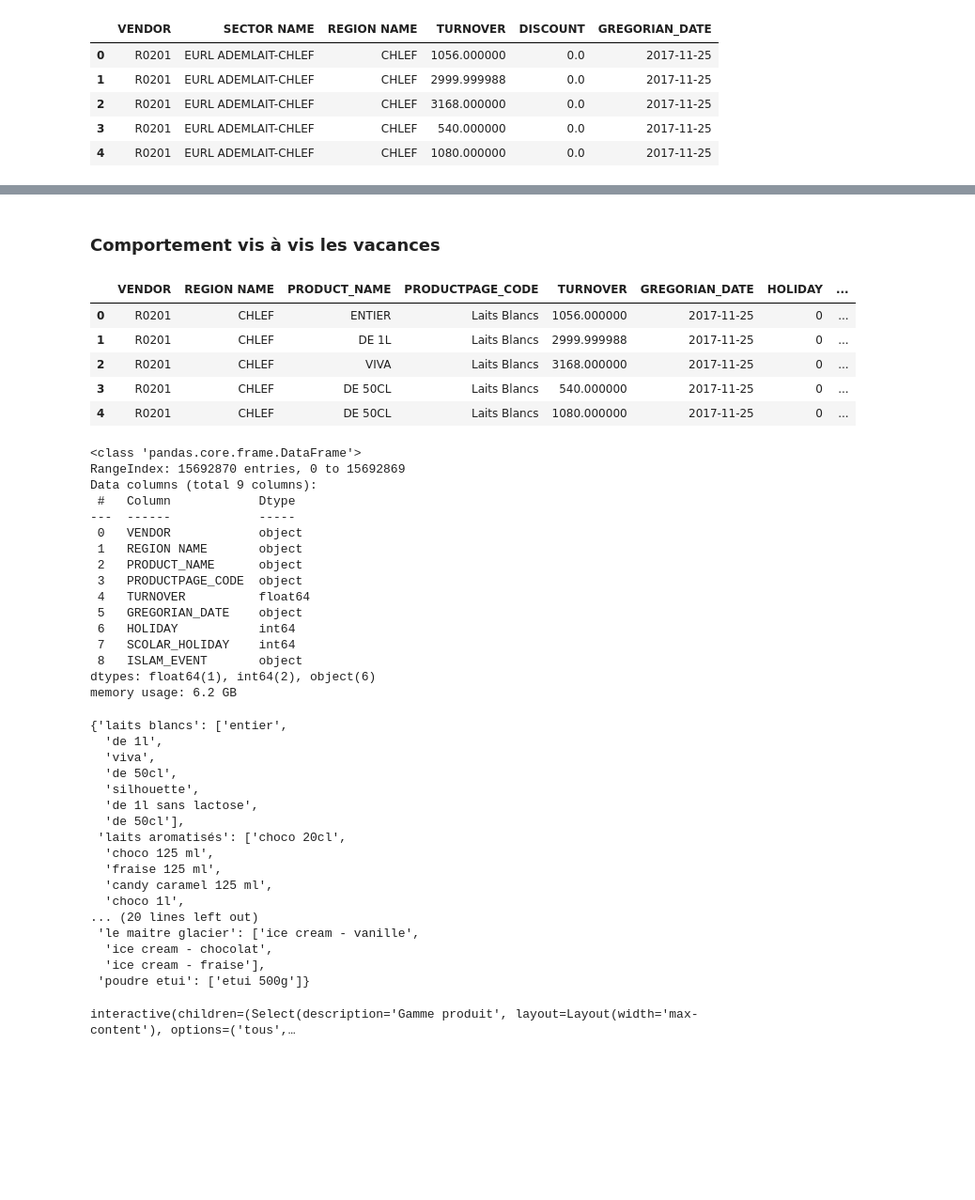
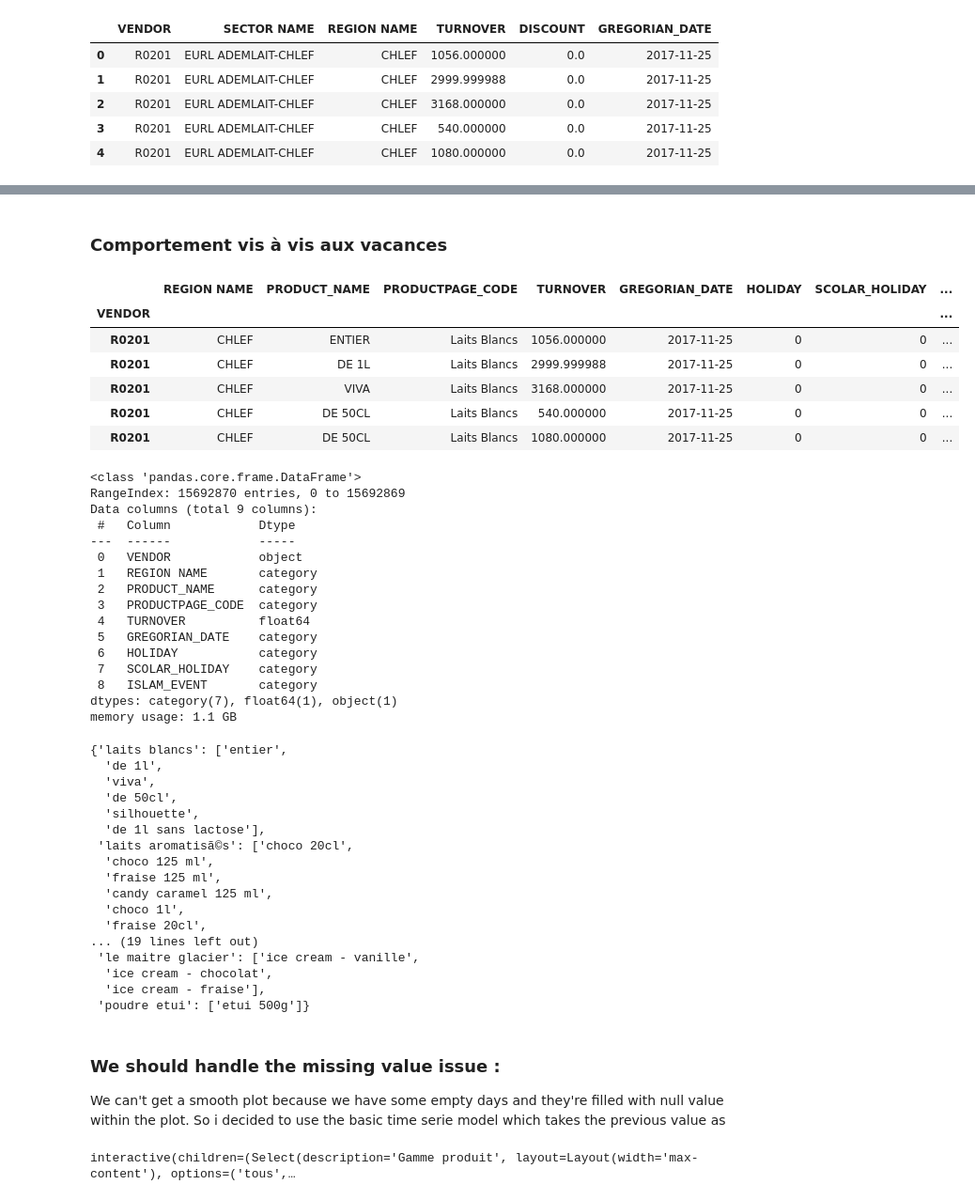
Before and after one commit to IsmailELY/Machine_Learning_for_Forecasting_Sales, a Jupyter notebook: Second_step.ipynb, the cells around one changed output, grey strips where cells are left out. Shown: that part at 94% size. Saved outputs shown, nothing was run; the diff lists cells and outputs as text; code cells hidden in the pictures; blank space fills up the shorter version.

```diff
--- a/Second_step.ipynb
+++ b/Second_step.ipynb
@@ -331,19 +330,20 @@ pyo.iplot(fig)
 # %% [output]
 [interactive output not drawn]
 # %% [markdown]
-### Comportement vis à vis les vacances
+### Comportement vis à vis aux vacances
 # %%
 cols=["REGION NAME","PRODUCT_NAME","PRODUCTPAGE_CODE","GREGORIAN_DATE","HOLIDAY","SCOLAR_HOLIDAY","ISLAM_EVENT","TURNOVER","VENDOR"]
 types={column : "category" for column in cols[:7]}
-myData3 = pd.read_csv(csv_path+"Updated_Data_2.csv",header=0,engine='c',usecols=cols,low_memory=False,encoding = 'utf-8',)
+myData3 = pd.read_csv(csv_path+"Updated_Data_2.csv",header=0,engine='c',index_col=[0],usecols=cols,low_memory=False,encoding = 'utf-8',dtype=types)
 myData3.head()
 # %% [output]
-|  | VENDOR | REGION NAME | PRODUCT_NAME | PRODUCTPAGE_CODE | TURNOVER | GREGORIAN_DATE | HOLIDAY | ... |
-| 0 | R0201 | CHLEF | ENTIER | Laits Blancs | 1056.000000 | 2017-11-25 | 0 | ... |
-| 1 | R0201 | CHLEF | DE 1L | Laits Blancs | 2999.999988 | 2017-11-25 | 0 | ... |
-| 2 | R0201 | CHLEF | VIVA | Laits Blancs | 3168.000000 | 2017-11-25 | 0 | ... |
-| 3 | R0201 | CHLEF | DE 50CL | Laits Blancs | 540.000000 | 2017-11-25 | 0 | ... |
-| 4 | R0201 | CHLEF | DE 50CL | Laits Blancs | 1080.000000 | 2017-11-25 | 0 | ... |
+|  | REGION NAME | PRODUCT_NAME | PRODUCTPAGE_CODE | TURNOVER | GREGORIAN_DATE | HOLIDAY | SCOLAR_HOLIDAY | ... |
+| VENDOR |  |  |  |  |  |  |  | ... |
+| R0201 | CHLEF | ENTIER | Laits Blancs | 1056.000000 | 2017-11-25 | 0 | 0 | ... |
+| R0201 | CHLEF | DE 1L | Laits Blancs | 2999.999988 | 2017-11-25 | 0 | 0 | ... |
+| R0201 | CHLEF | VIVA | Laits Blancs | 3168.000000 | 2017-11-25 | 0 | 0 | ... |
+| R0201 | CHLEF | DE 50CL | Laits Blancs | 540.000000 | 2017-11-25 | 0 | 0 | ... |
+| R0201 | CHLEF | DE 50CL | Laits Blancs | 1080.000000 | 2017-11-25 | 0 | 0 | ... |
 # %%
 myData3.info(memory_usage='deep') #deep look
 # %% [output]
@@ -353,16 +353,16 @@ Data columns (total 9 columns):
  #   Column            Dtype
 ---  ------            -----
  0   VENDOR            object
- 1   REGION NAME       object
- 2   PRODUCT_NAME      object
- 3   PRODUCTPAGE_CODE  object
+ 1   REGION NAME       category
+ 2   PRODUCT_NAME      category
+ 3   PRODUCTPAGE_CODE  category
  4   TURNOVER          float64
- 5   GREGORIAN_DATE    object
- 6   HOLIDAY           int64
- 7   SCOLAR_HOLIDAY    int64
- 8   ISLAM_EVENT       object
-dtypes: float64(1), int64(2), object(6)
-memory usage: 6.2 GB
+ 5   GREGORIAN_DATE    category
+ 6   HOLIDAY           category
+ 7   SCOLAR_HOLIDAY    category
+ 8   ISLAM_EVENT       category
+dtypes: category(7), float64(1), object(1)
+memory usage: 1.1 GB
 # %%
 productGamme = myData3[["PRODUCT_NAME","PRODUCTPAGE_CODE"]].drop_duplicates()
 productDict = { gamme.lower() : [product.lower() for product in productGamme[productGamme["PRODUCTPAGE_CODE"]==gamme]["PRODUCT_NAME"]] for gamme in productGamme["PRODUCTPAGE_CODE"].drop_duplicates().tolist()}
@@ -373,18 +373,22 @@ productDict
   'viva',
   'de 50cl',
   'silhouette',
-  'de 1l sans lactose',
-  'de 50cl'],
- 'laits aromatisés': ['choco 20cl',
+  'de 1l sans lactose'],
+ 'laits aromatisã©s': ['choco 20cl',
   'choco 125 ml',
   'fraise 125 ml',
   'candy caramel 125 ml',
   'choco 1l',
-... (20 lines left out)
+  'fraise 20cl',
+... (19 lines left out)
  'le maitre glacier': ['ice cream - vanille',
   'ice cream - chocolat',
   'ice cream - fraise'],
  'poudre etui': ['etui 500g']}
+# %% [markdown]
+### We should handle the missing value issue :
+We can't get a smooth plot because we have some empty days and they're filled with null value within the plot.
+So i decided to use the basic time serie model which takes the previous value as
 # %%
 productGamme = widgets.Select(
     options=['tous']+list(productDict.keys()),
```
Also changed, not shown: parts of 7 cells of this notebook, 2 other files.
